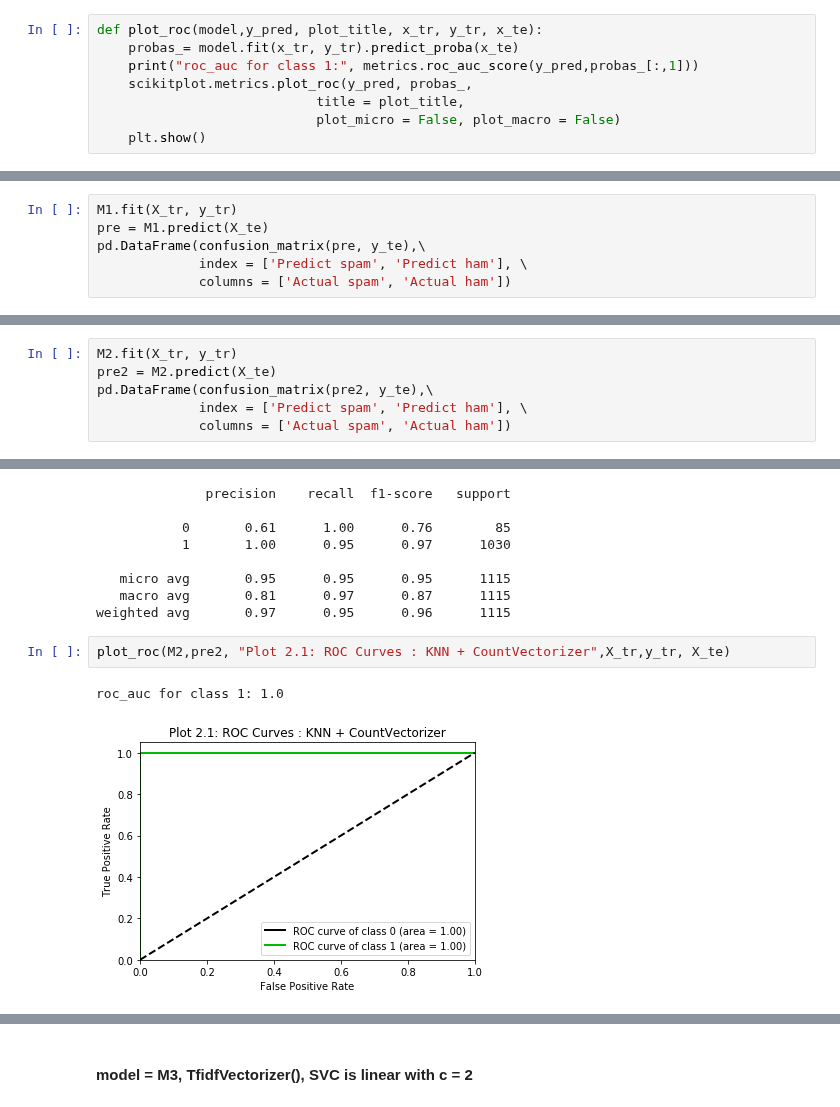
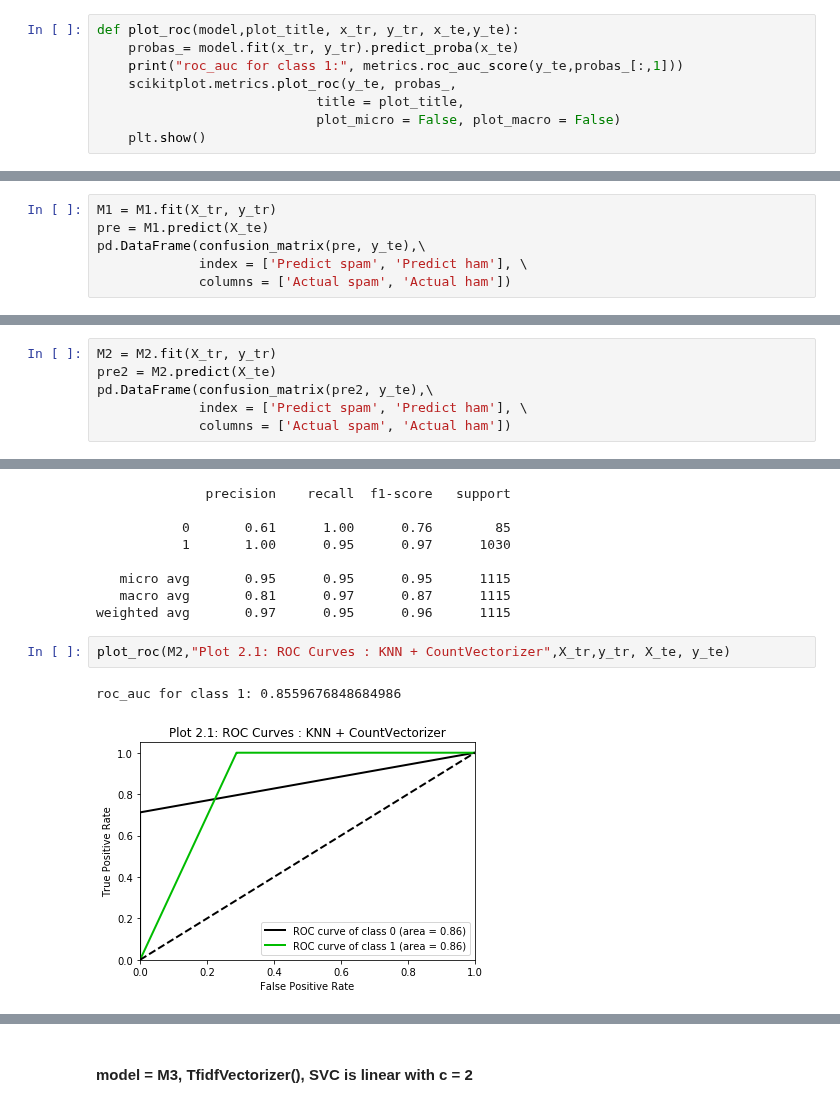
Before and after one commit to ECS171-Project/Final-project, a Jupyter notebook: SVC and KNN.ipynb, the cells around one changed output, grey strips where cells are left out. Cells and saved outputs as stored; diff of their text form.

```diff
--- a/SVC and KNN.ipynb
+++ b/SVC and KNN.ipynb
@@ -368,10 +368,10 @@ M2 = KNeighborsClassifier(n_neighbors = 5, weights = 'distance')
 M3 = SVC(C = 2, kernel = 'linear',probability=True)
 M4 = KNeighborsClassifier(n_neighbors = 15, weights = 'distance')
 # %%
-def plot_roc(model,y_pred, plot_title, x_tr, y_tr, x_te):
+def plot_roc(model,plot_title, x_tr, y_tr, x_te,y_te):
     probas_= model.fit(x_tr, y_tr).predict_proba(x_te)
-    print("roc_auc for class 1:", metrics.roc_auc_score(y_pred,probas_[:,1]))
-    scikitplot.metrics.plot_roc(y_pred, probas_,
+    print("roc_auc for class 1:", metrics.roc_auc_score(y_te,probas_[:,1]))
+    scikitplot.metrics.plot_roc(y_te, probas_,
                             title = plot_title,
                             plot_micro = False, plot_macro = False)
     plt.show()
@@ -387,7 +387,7 @@ def plot_precision(model,y_pred, plot_title, x_tr, y_tr,x_te):
 # %% [markdown]
 #### model = M1, CountVectorizer(), SVC is linear with c = 1
 # %%
-M1.fit(X_tr, y_tr)
+M1 = M1.fit(X_tr, y_tr)
 pre = M1.predict(X_te)
 pd.DataFrame(confusion_matrix(pre, y_te),\
              index = ['Predict spam', 'Predict ham'], \
@@ -419,7 +419,7 @@ plot_precision(M1,pre, "Plot 1.2: Precision recall Curves : SVC + CountVectorize
 # %% [markdown]
 #### model = M2, CountVectorizer(), KNN is distance with n = 5
 # %%
-M2.fit(X_tr, y_tr)
+M2 = M2.fit(X_tr, y_tr)
 pre2 = M2.predict(X_te)
 pd.DataFrame(confusion_matrix(pre2, y_te),\
              index = ['Predict spam', 'Predict ham'], \
@@ -440,8 +440,8 @@ print(classification_report(pre2, y_te))
    macro avg       0.81      0.97      0.87      1115
 weighted avg       0.97      0.95      0.96      1115
 # %%
-plot_roc(M2,pre2, "Plot 2.1: ROC Curves : KNN + CountVectorizer",X_tr,y_tr, X_te)
+plot_roc(M2,"Plot 2.1: ROC Curves : KNN + CountVectorizer",X_tr,y_tr, X_te, y_te)
 # %% [output]
-roc_auc for class 1: 1.0
+roc_auc for class 1: 0.8559676848684986
-[figure, old version]
+[figure, new version]
 # %%
```
Also changed, not shown: parts of 12 cells of this notebook, 2 other files.
